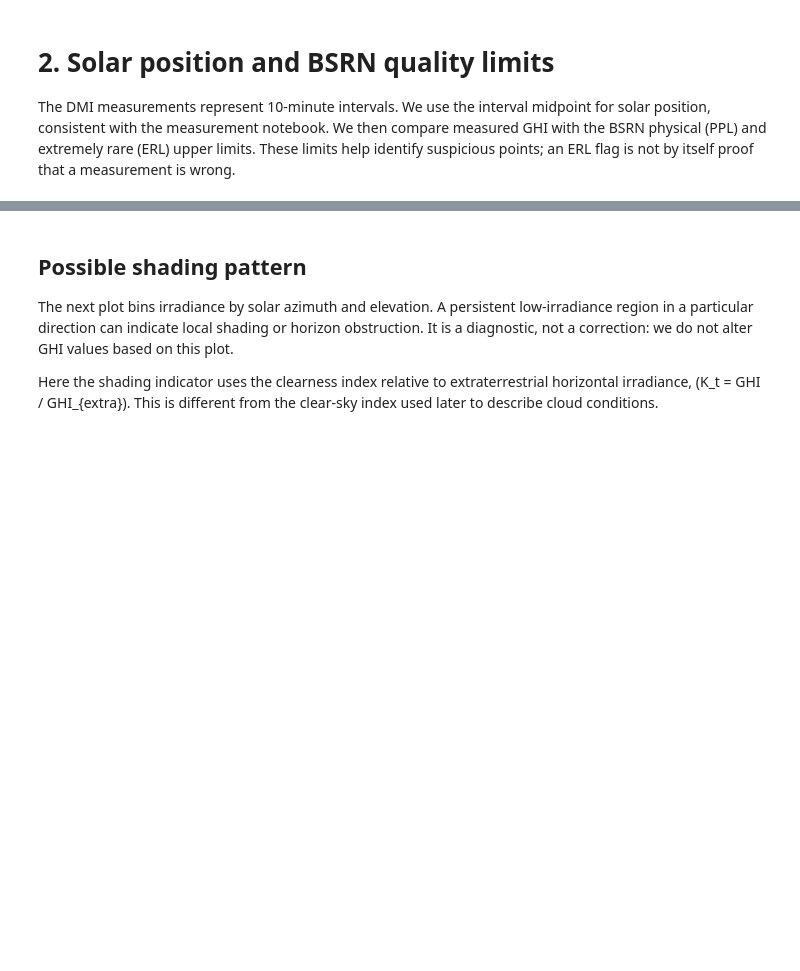
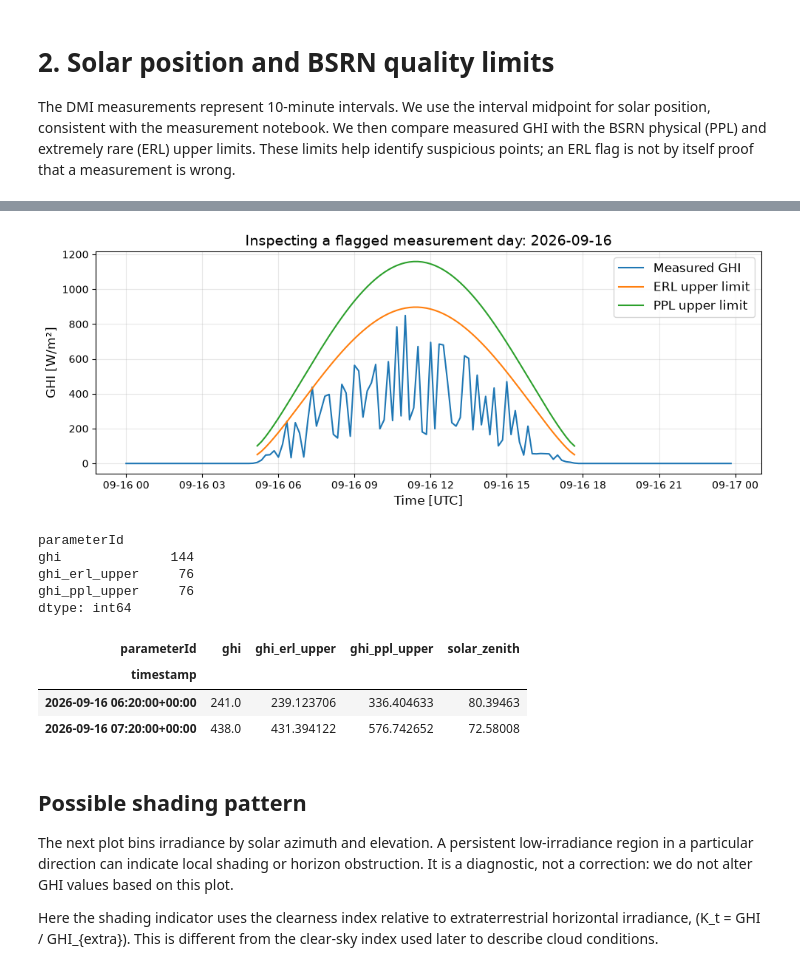
Before and after one commit to MatildeMGM/solar_forecast_project, a Jupyter notebook: notebooks/solar_forecast_analysis_and_blend.ipynb, the cells around one changed output, grey strips where cells are left out. Drawn from its saved outputs; the diff is of its cells as text; code cells hidden in the pictures; blank space fills up the shorter version.

```diff
--- a/notebooks/solar_forecast_analysis_and_blend.ipynb
+++ b/notebooks/solar_forecast_analysis_and_blend.ipynb
@@ -30,6 +30,16 @@ import pandas as pd
 import matplotlib.pyplot as plt
 import pvlib
 import solarpy
+
+#Plot settings
+plt.rcParams.update({
+    "axes.titlesize": 14,
+    "axes.labelsize": 12,
+    "legend.fontsize": 12,
+    "xtick.labelsize": 10,
+    "ytick.labelsize": 10,
+    "figure.titlesize": 14,
+})
 
 # Find the project root whether Jupyter was started in the repository
 # root or in its notebooks folder.
@@ -196,22 +253,37 @@ display(flagged_examples.head(20))
 # %%
 # Inspect the first flagged day, if any flags were found.
 if not flagged_examples.empty:
     flagged_day = flagged_examples.index[0].date()
     day_raw = data_raw.loc[str(flagged_day)]
 
     fig, ax = plt.subplots(figsize=(10, 4))
-    day_raw["ghi"].plot(ax=ax, label="Measured GHI")
+    #day_raw["ghi"].plot(ax=ax, label="Measured GHI")
+    ax.plot(day_raw.index, day_raw["ghi"], label="Measured GHI")
     ax.plot(day_raw.index, day_raw["ghi_erl_upper"], label="ERL upper limit")
     ax.plot(day_raw.index, day_raw["ghi_ppl_upper"], label="PPL upper limit")
     ax.set_title(f"Inspecting a flagged measurement day: {flagged_day}")
     ax.set_xlabel("Time [UTC]")
     ax.set_ylabel("GHI [W/m²]")
     ax.grid(alpha=0.3)
     ax.legend()
     plt.tight_layout()
     plt.show()
 else:
     print("No observations exceeded the selected BSRN upper limits.")
+
+display(day_raw[["ghi", "ghi_erl_upper", "ghi_ppl_upper"]].count())
+display(flagged_examples.loc[str(flagged_day)])
+# %% [output]
+[figure, added]
+parameterId
+ghi              144
+ghi_erl_upper     76
+ghi_ppl_upper     76
+dtype: int64
+| parameterId | ghi | ghi_erl_upper | ghi_ppl_upper | solar_zenith |
+| timestamp |  |  |  |  |
+| 2026-09-16 06:20:00+00:00 | 241.0 | 239.123706 | 336.404633 | 80.39463 |
+| 2026-09-16 07:20:00+00:00 | 438.0 | 431.394122 | 576.742652 | 72.58008 |
 # %% [markdown]
 ## Possible shading pattern
 
```
Also changed, not shown: parts of 36 cells of this notebook.
